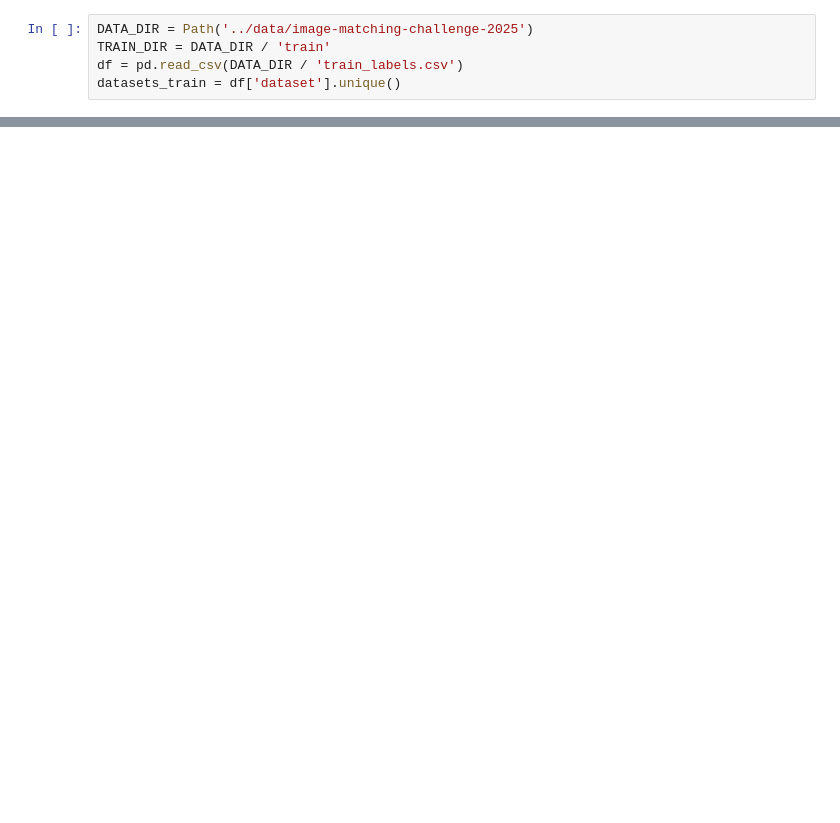
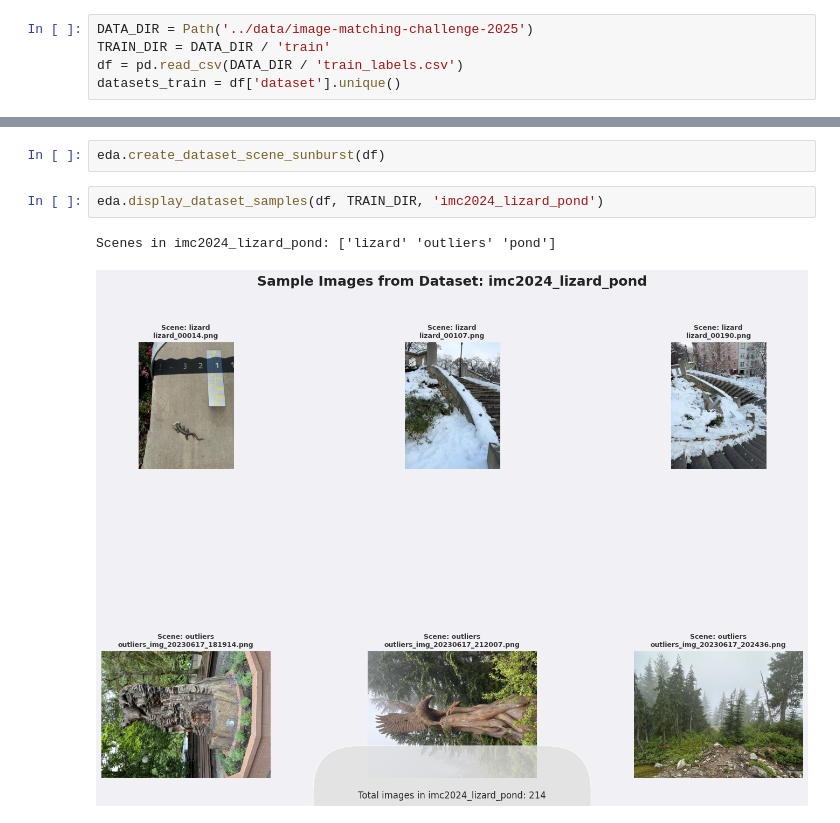
Before and after one commit to farrosalferro/Information_Technology_1, a Jupyter notebook: notebooks/eda.ipynb, the cells around one changed output, grey strips where cells are left out. Drawn from its saved outputs; the diff is of its cells as text; blank space fills up the shorter version.

```diff
--- a/notebooks/eda.ipynb
+++ b/notebooks/eda.ipynb
@@ -285,0 +69,7 @@ Scenes in imc2024_lizard_pond: ['lizard' 'outliers' 'pond']
+# %%
+eda.create_dataset_scene_sunburst(df)
+# %%
+eda.display_dataset_samples(df, TRAIN_DIR, 'imc2024_lizard_pond')
+# %% [output]
+Scenes in imc2024_lizard_pond: ['lizard' 'outliers' 'pond']
+[figure, added]
```
Also changed, not shown: parts of 5 cells of this notebook, 5 other files.
